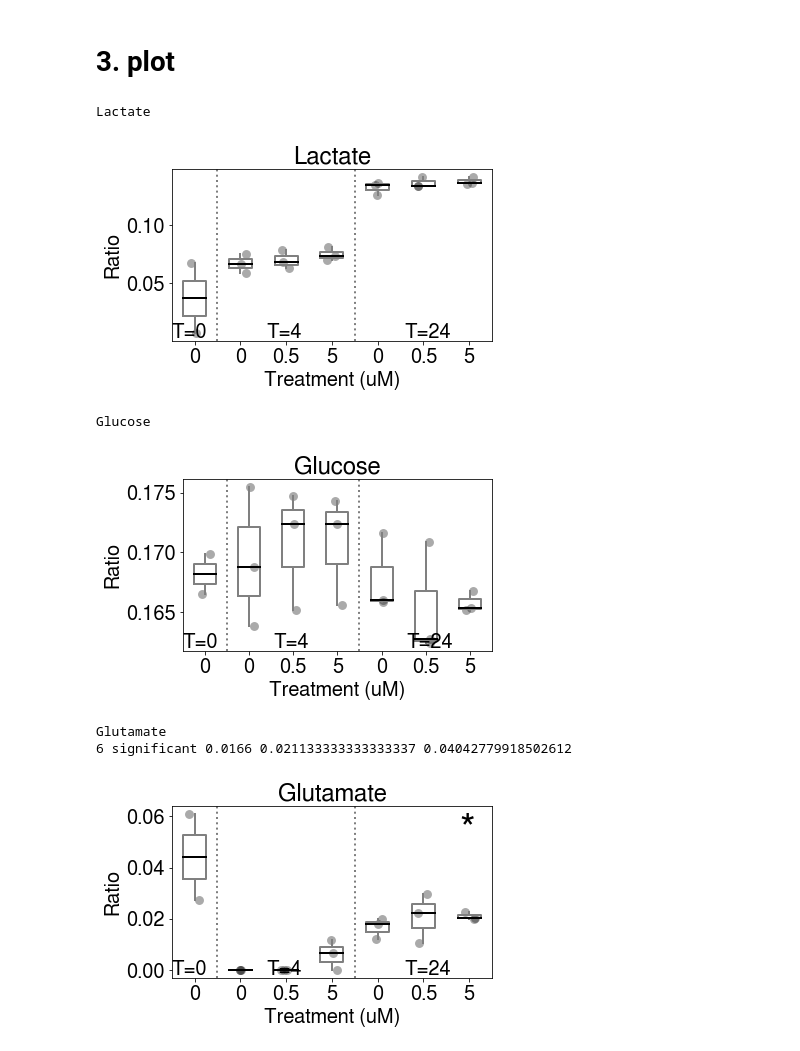
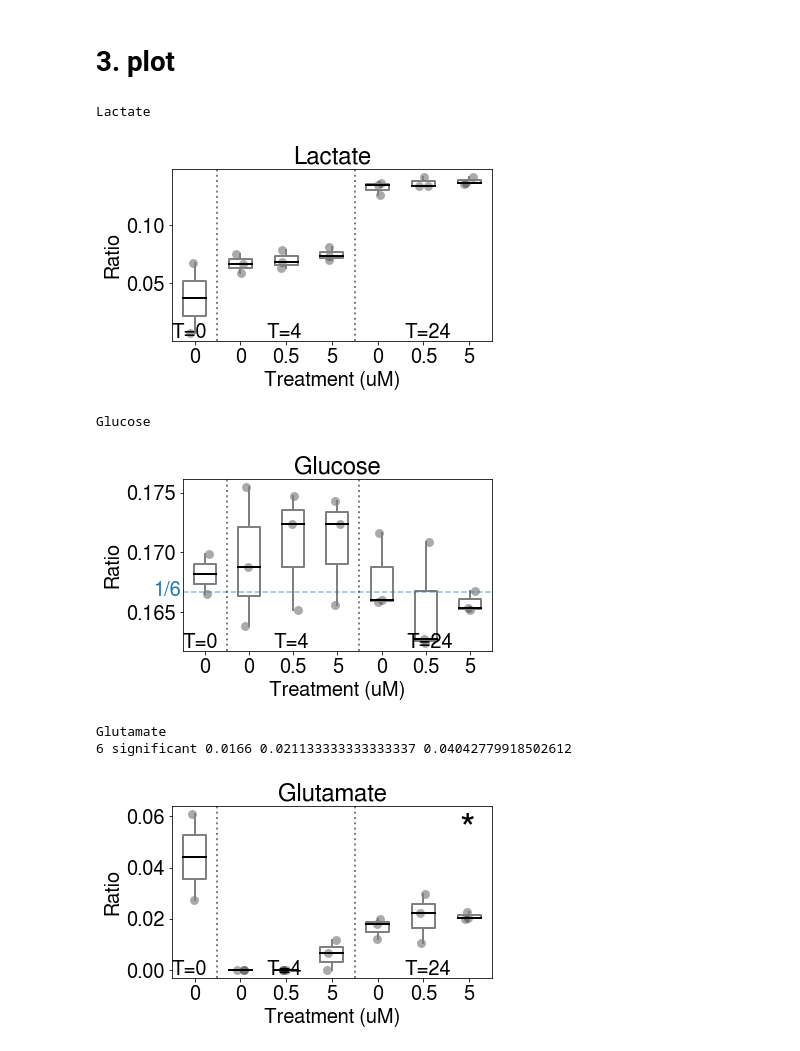
Before and after one commit to adelomana/HUVECs, a Jupyter notebook: 06.analysis_13C_OSK_EC45_Extracellular.ipynb, the cells around one changed output. Cells and saved outputs as stored; diff of their text form; code cells hidden in the pictures.

```diff
--- a/06.analysis_13C_OSK_EC45_Extracellular.ipynb
+++ b/06.analysis_13C_OSK_EC45_Extracellular.ipynb
@@ -115,35 +115,39 @@ for metab in df.columns[7:]:
     for pos in [5, 6]:
         if list(filtered[4]) != list(filtered[pos]):
             stat, pvalue = scipy.stats.mannwhitneyu(filtered[4], filtered[pos])
             if 0.01 < pvalue < 0.05:
                 print(pos, 'significant', numpy.mean(filtered[4]), numpy.mean(filtered[pos]), pvalue)
                 matplotlib.pyplot.text(pos/6.5, 0.85, '*', transform=ax.transAxes, horizontalalignment='center', verticalalignment='center', fontsize=40)
             if pvalue < 0.01:
                 print(pos, 'very significant', numpy.mean(filtered[5]), numpy.mean(filtered[pos]), pvalue)
                 matplotlib.pyplot.text(pos/6, 0.85, '**', transform=ax.transAxes, horizontalalignment='center', verticalalignment='center', fontsize=40)
 
     ###
     ### close figure
     ###
 
+    if metab == 'Glucose':
+        matplotlib.pyplot.axhline(1/6, alpha=0.5, ls='--')
+        matplotlib.pyplot.text(-0.05, 0.35, '1/6', transform=ax.transAxes, horizontalalignment='center', verticalalignment='center' ,color='tab:blue')
+
     matplotlib.pyplot.axvline(1.5, alpha=0.5, lw=2, color='black', ls=':')
     matplotlib.pyplot.axvline(4.5, alpha=0.5, lw=2, color='black', ls=':')
 
     matplotlib.pyplot.text(0.055, 0.05, 'T=0', transform=ax.transAxes, horizontalalignment='center', verticalalignment='center')
     matplotlib.pyplot.text(0.35, 0.05, 'T=4', transform=ax.transAxes, horizontalalignment='center', verticalalignment='center')
     matplotlib.pyplot.text(0.8, 0.05, 'T=24', transform=ax.transAxes, horizontalalignment='center', verticalalignment='center')
 
     matplotlib.pyplot.xlabel('Treatment (uM)')
     matplotlib.pyplot.ylabel('Ratio')
     matplotlib.pyplot.xticks([1, 2, 3, 4, 5, 6, 7], ['0', '0', '0.5', '5', '0', '0.5', '5'])
     matplotlib.pyplot.title(metab)
     matplotlib.pyplot.tight_layout()
     matplotlib.pyplot.show()
 # %% [output]
 Lactate
-[figure, old version]
+[figure, new version]
 Glucose
-[figure, old version]
+[figure, new version]
 Glutamate
 6 significant 0.0166 0.021133333333333337 0.04042779918502612
-[figure, old version]
+[figure, new version]
```
Also changed, not shown: 1 other file.
